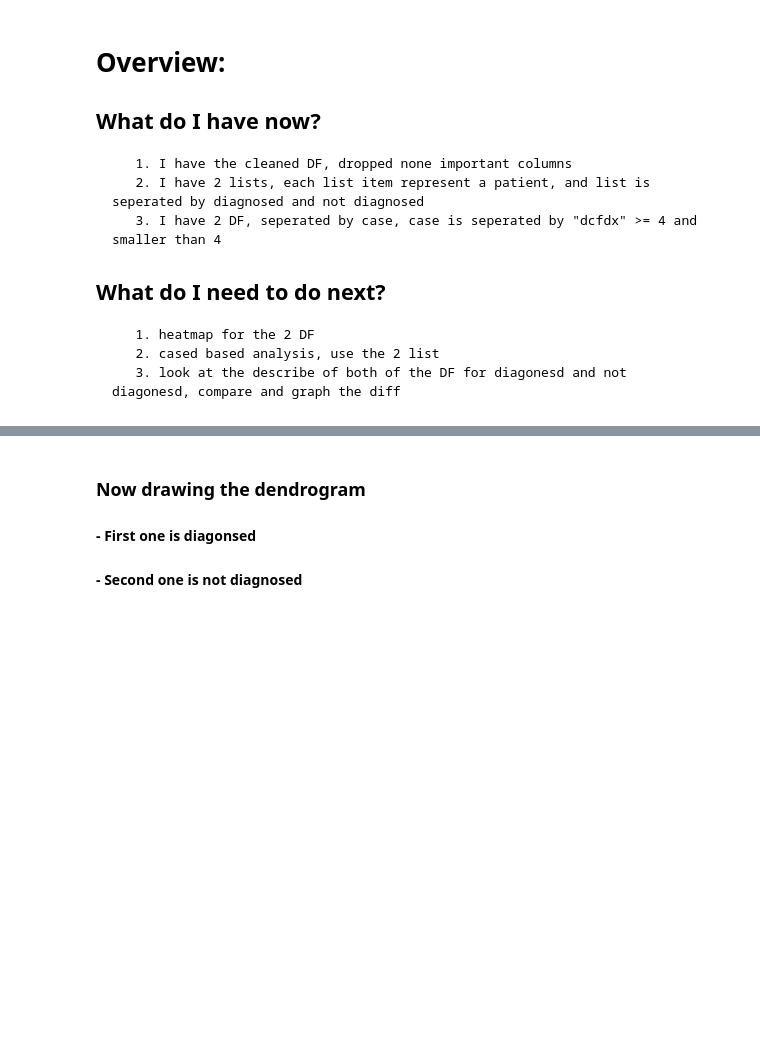
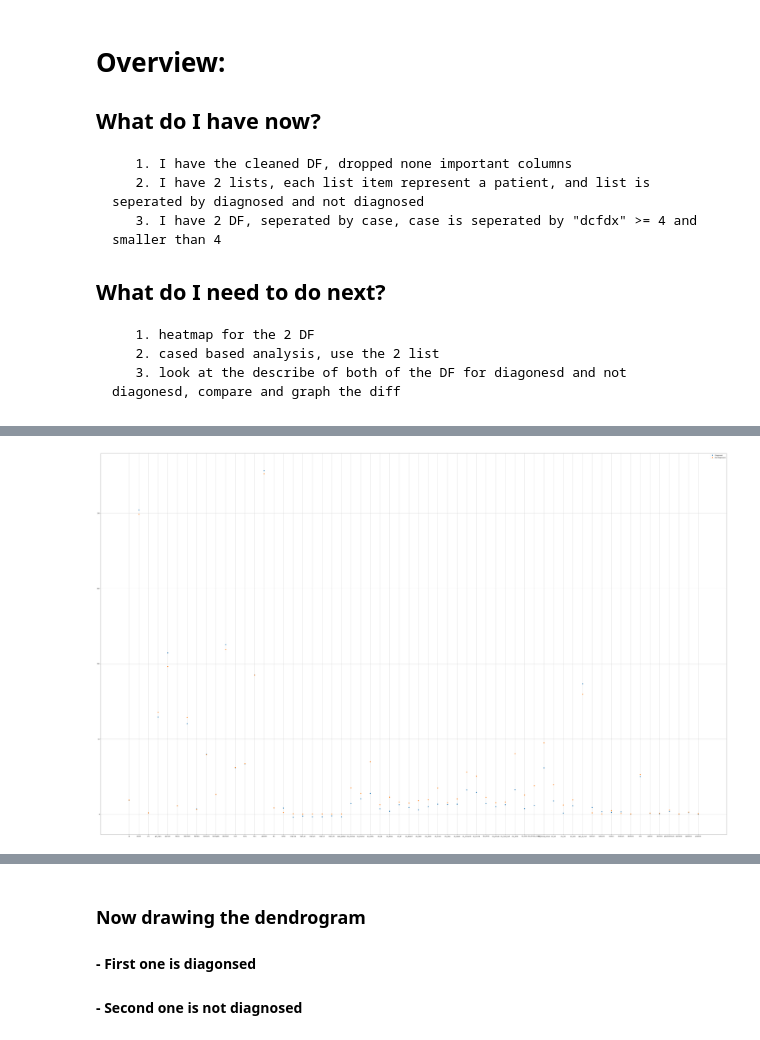
Before and after one commit to sssurvey/TF-learn-RA, a Jupyter notebook: bio-ra/Alzheimer set/workSpace_1.ipynb, the cells around one changed output, grey strips where cells are left out. Cells and saved outputs as stored; diff of their text form; code cells hidden in the pictures; blank space fills up the shorter version.

```diff
--- a/bio-ra/Alzheimer set/workSpace_1.ipynb
+++ b/bio-ra/Alzheimer set/workSpace_1.ipynb
@@ -263,0 +304,13 @@ df_not_diagnosed_desc = df_not_diagnosed_df_by_case.describe()
+# %%
+#df_diagnosed_desc.mean()[5:20].plot(kind="bar")
+#df_not_diagnosed_desc.mean()[5:20].plot(kind="bar")
+plt.figure(figsize=(80,50))
+plt.plot(df_diagnosed_desc.iloc[1][:60], \
+         label='Diagnosed',linestyle="",marker="o")
+plt.plot(df_not_diagnosed_desc.iloc[1][:60], \
+         label='Not Diagnosed',linestyle="",marker="o")
+plt.legend(loc='best')
+plt.grid()
+plt.show()
+# %% [output]
+[figure, added]
```
Also changed, not shown: parts of 7 cells of this notebook.
